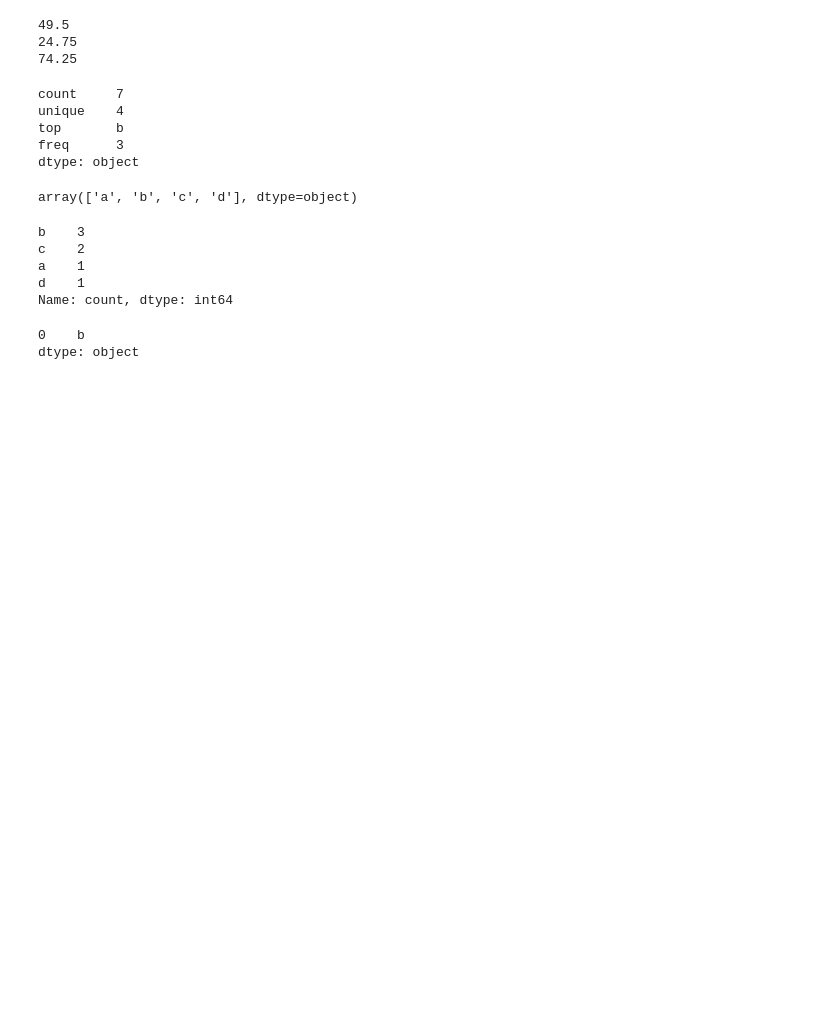
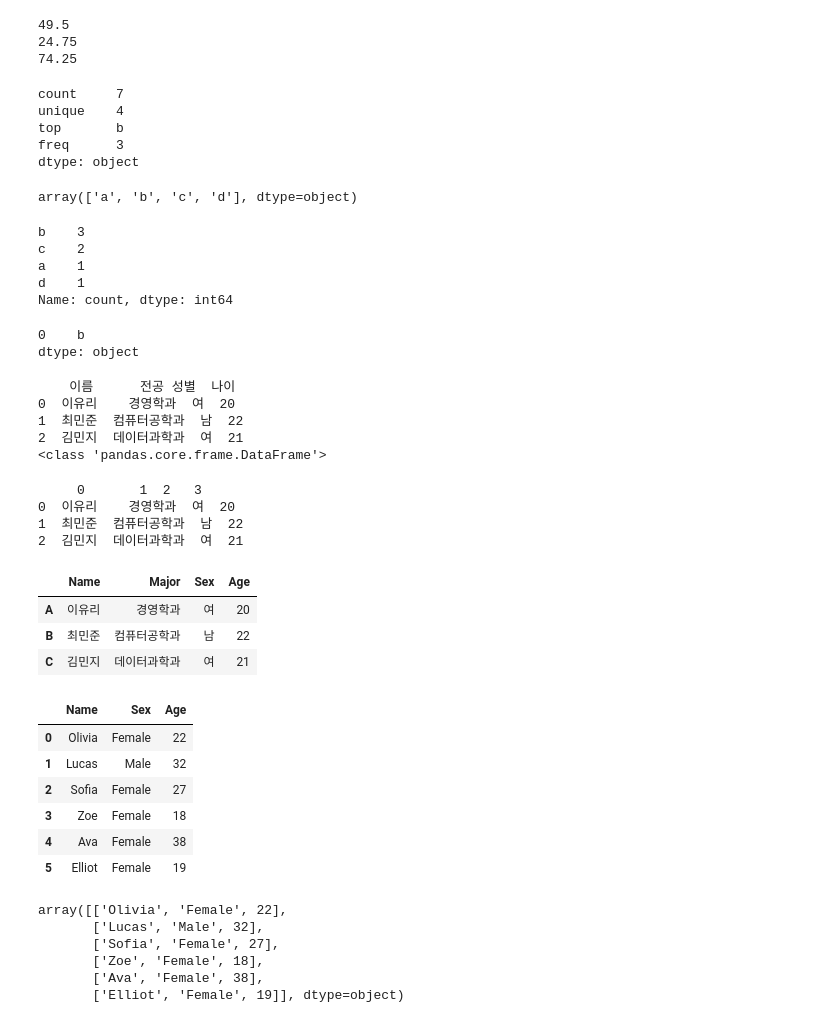
Before and after one commit to shhw09/ynu_BD, a Jupyter notebook: 2_2_Pandas/1_Series_DataFrame.ipynb, the cells around one changed output. Drawn from its saved outputs; the diff is of its cells as text; code cells hidden in the pictures; blank space fills up the shorter version.

```diff
--- a/2_2_Pandas/1_Series_DataFrame.ipynb
+++ b/2_2_Pandas/1_Series_DataFrame.ipynb
@@ -270,3 +270,25 @@ sr_2.mode()
 # %% [output]
 0    b
 dtype: object
+# %%
+# 데이터프레임
+
+import pandas as pd
+
+obj1 = {
+    "이름" : ["이유리", "최민준", "김민지"],
+    "전공" : ["경영학과", "컴퓨터공학과", "데이터과학과"],
+    "성별" : ["여", "남", "여"],
+    "나이" : [20, 22, 21]
+
+}
+
+df_1 = pd.DataFrame(obj1)
+print(df_1)
+print(type(df_1))
+# %% [output]
+    이름      전공 성별  나이
+0  이유리    경영학과  여  20
+1  최민준  컴퓨터공학과  남  22
+2  김민지  데이터과학과  여  21
+<class 'pandas.core.frame.DataFrame'>
@@ -272,0 +297,52 @@ dtype: object
+# %%
+obj2 = np.array([
+    ["이유리", "경영학과", "여", "20"],
+    ["최민준", "컴퓨터공학과", "남", "22"],
+    ["김민지", "데이터과학과", "여", "21"]
+])
+
+df_2 = pd.DataFrame(obj2)
+print(df_2)
+# %% [output]
+     0       1  2   3
+0  이유리    경영학과  여  20
+1  최민준  컴퓨터공학과  남  22
+2  김민지  데이터과학과  여  21
+# %%
+df_3 = pd.DataFrame(
+                    obj2,
+                    columns=["Name", "Major", "Sex", "Age"],
+                    index=["A", "B", "C"]
+                    )
+df_3
+# %% [output]
+|  | Name | Major | Sex | Age |
+| A | 이유리 | 경영학과 | 여 | 20 |
+| B | 최민준 | 컴퓨터공학과 | 남 | 22 |
+| C | 김민지 | 데이터과학과 | 여 | 21 |
+# %%
+obj = {
+    "Name": ["Olivia", "Lucas", "Sofia", "Zoe", "Ava", "Elliot"],
+    "Sex" : ["Female", "Male", "Female", "Female", "Female", "Female"],
+    "Age" : [22, 32, 27, 18, 38, 19]
+}
+
+df = pd.DataFrame(obj)
+df
+# %% [output]
+|  | Name | Sex | Age |
+| 0 | Olivia | Female | 22 |
+| 1 | Lucas | Male | 32 |
+| 2 | Sofia | Female | 27 |
+| 3 | Zoe | Female | 18 |
+| 4 | Ava | Female | 38 |
+| 5 | Elliot | Female | 19 |
+# %%
+df.values
+# %% [output]
+array([['Olivia', 'Female', 22],
+       ['Lucas', 'Male', 32],
+       ['Sofia', 'Female', 27],
+       ['Zoe', 'Female', 18],
+       ['Ava', 'Female', 38],
+       ['Elliot', 'Female', 19]], dtype=object)
```
Also changed, not shown: parts of 22 cells of this notebook, 7 other files.
